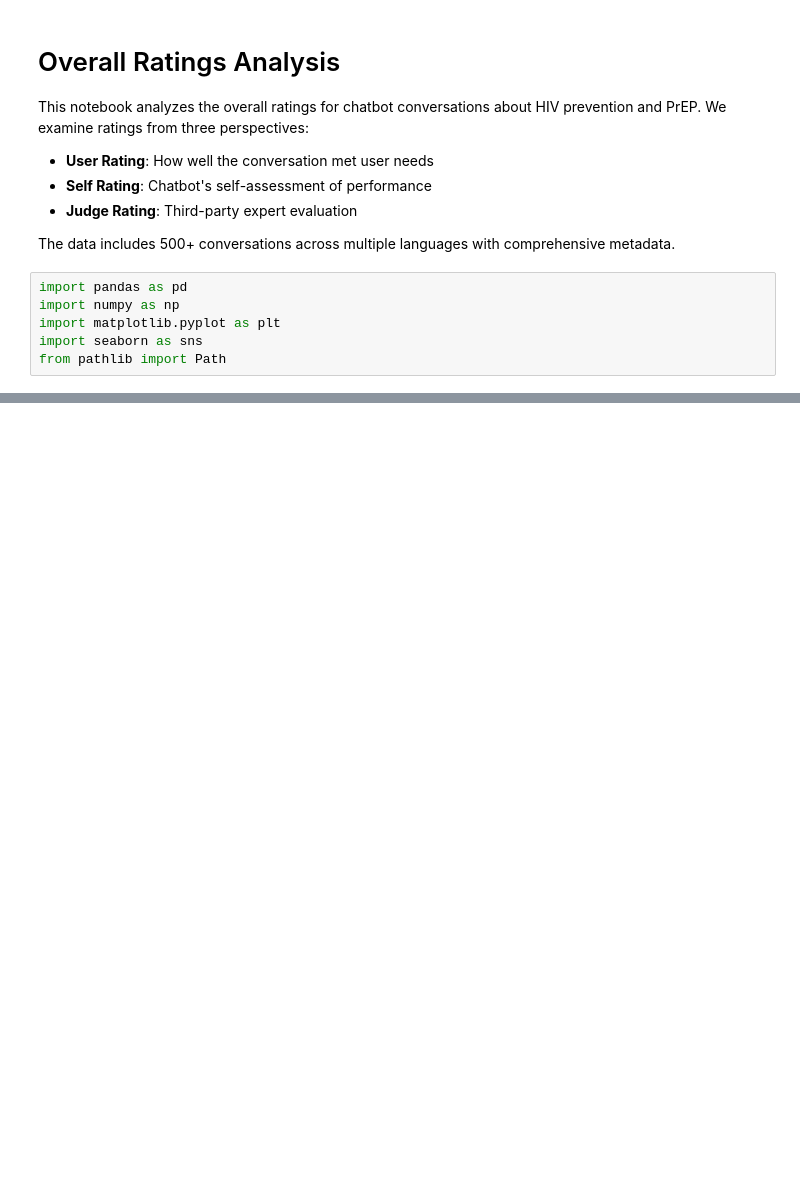
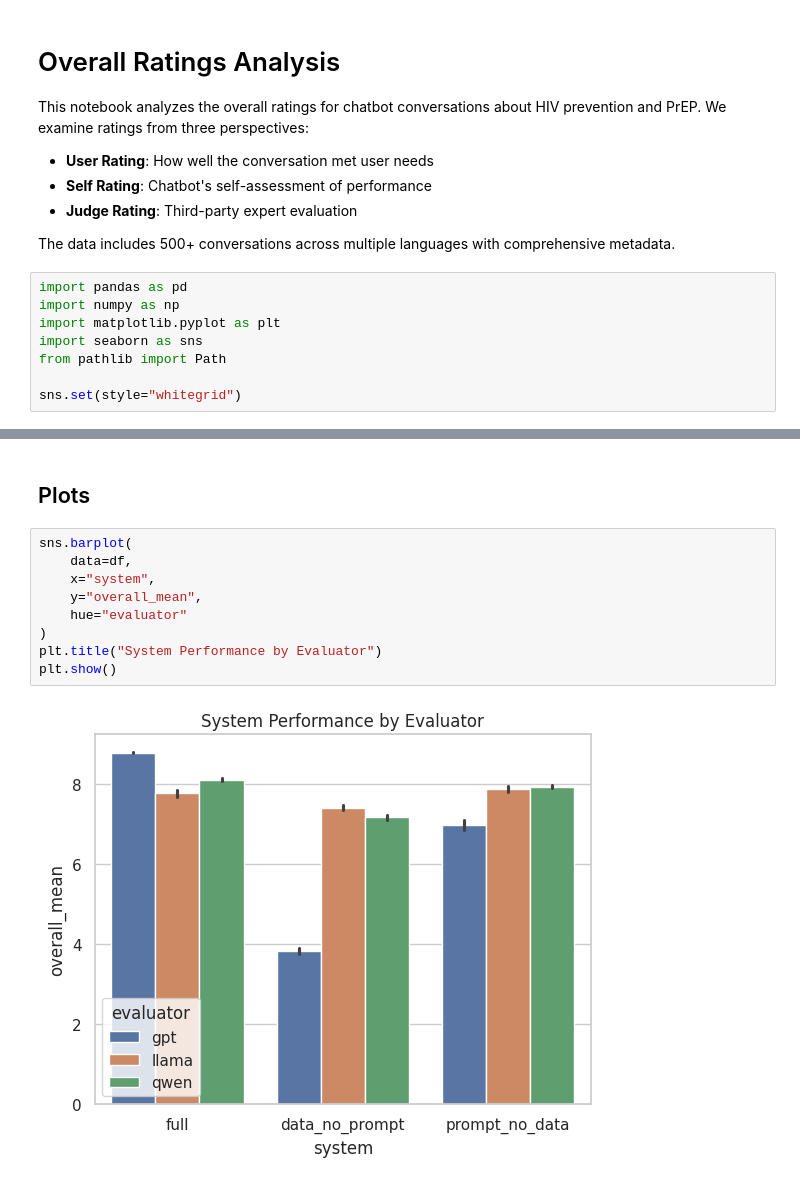
Before and after one commit to wisdom-okwen/autoeval_chatbot, a Jupyter notebook: analysis/overall.ipynb, the cells around one changed output, grey strips where cells are left out. Drawn from its saved outputs; the diff is of its cells as text; blank space fills up the shorter version.

Commit message:
Analysis for overall ratings

```diff
--- a/analysis/overall.ipynb
+++ b/analysis/overall.ipynb
@@ -13,3 +13,5 @@ import numpy as np
 import matplotlib.pyplot as plt
 import seaborn as sns
 from pathlib import Path
+
+sns.set(style="whitegrid")
@@ -538,0 +330,13 @@ print("\n" + "="*80)
+# %% [markdown]
+## Plots
+# %%
+sns.barplot(
+    data=df,
+    x="system",
+    y="overall_mean",
+    hue="evaluator"
+)
+plt.title("System Performance by Evaluator")
+plt.show()
+# %% [output]
+[figure, added]
```
Also changed, not shown: parts of 26 cells of this notebook.
